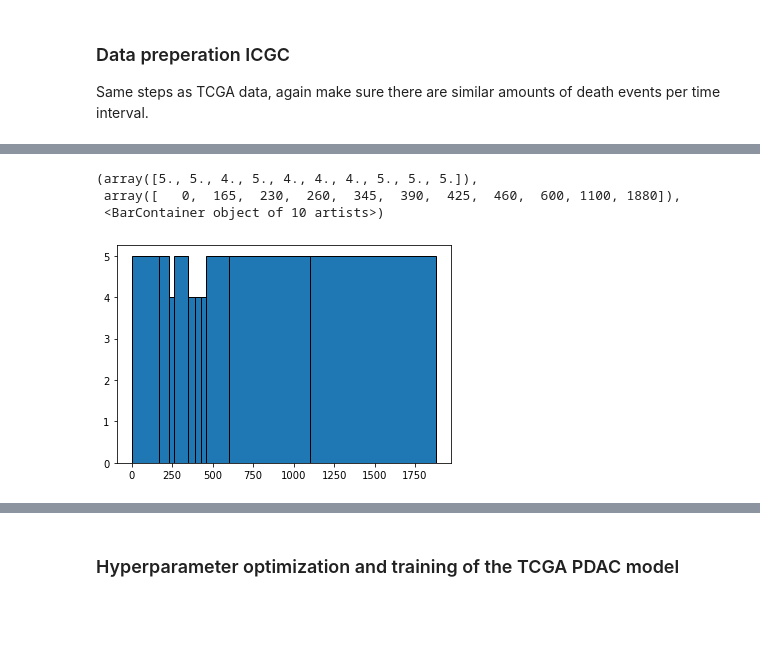
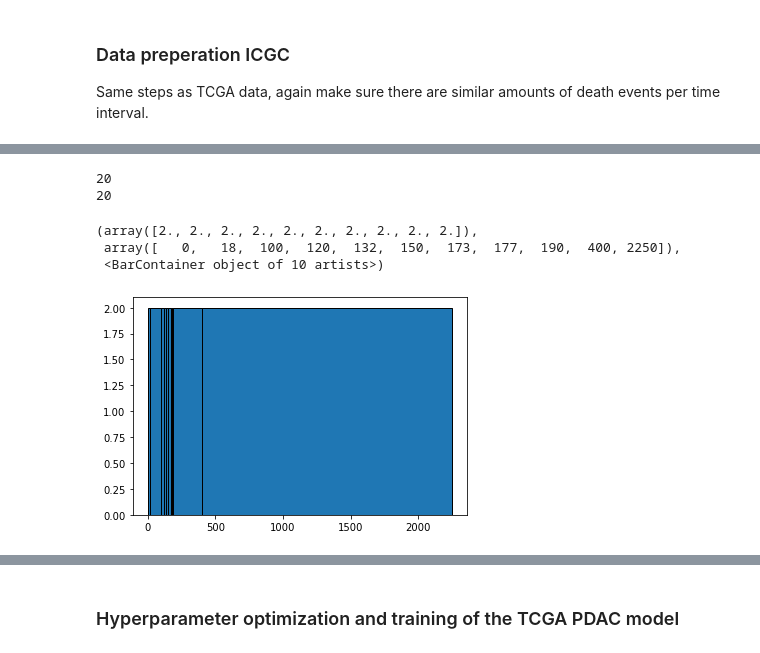
Before and after one commit to ErasmusMC-Bioinformatics/transferlearningproject, a Jupyter notebook: nnetsurvivaltransfer.ipynb, the cells around one changed output, grey strips where cells are left out. Cells and saved outputs as stored; diff of their text form; code cells hidden in the pictures; blank space fills up the shorter version.

```diff
--- a/nnetsurvivaltransfer.ipynb
+++ b/nnetsurvivaltransfer.ipynb
@@ -203,0 +272,9 @@ clinicalf_full = pd.concat(clinical_processed_list)
+# %%
+xtip = pd.concat(x_list)
+xtip = xtip.dropna(axis=1)
+ytip = pd.concat(clinical_processed_list)
+# %%
+ytip = ytip[:-1]
+# %%
+xtip = xtip.sort_index()
+ytip = ytip.sort_index()
@@ -913,3 +1026,6 @@ for matrix,status,quantile in zip(y_t,ystatus,yquantile):
 # %% [markdown]
 ### Data preperation ICGC
 <p> Same steps as TCGA data, again make sure there are similar amounts of death events per time interval. </p>
+# %%
+xv = xtip
+yv = ytip
@@ -932,14 +1096,26 @@ ysurvival_data = np.array(ystatustime, dtype=[('Status', '?'), ('Survival_in_day
+# %%
+# Check how many death events are in the data so you know how many death events you need per time interval
+
+number_of_events = (yv['7.1|Status (death)'] == 1).sum()
+number_of_nonevents = (yv['7.1|Status (death)'] == 0).sum()
+
+print(number_of_events)
+print(number_of_nonevents)
+# %% [output]
+20
+20
 # %%
 # Create a plot where you set the time interval bins in the bins variable, the plot should be as straight as possible, containing an equal number of death events per time interval
 
-test = yv.loc[yv['donor_vital_status'] == 1]
+test = yv.loc[yv['7.1|Status (death)'] == 1]
 
-plt.hist(test['time'], bins=[0,165,230,260,345,390,425,460,600,1100,1880],ec='black')
+# plt.hist(test['OS_Days'], bins=[0,165,230,260,345,390,425,460,600,1100,1880],ec='black')7189
+plt.hist(test['OS_Days'], bins=[0,18,100,120,132,150,173,177,190,400,2250],ec='black')
 # %% [output]
-(array([5., 5., 4., 5., 4., 4., 4., 5., 5., 5.]),
- array([   0,  165,  230,  260,  345,  390,  425,  460,  600, 1100, 1880]),
+(array([2., 2., 2., 2., 2., 2., 2., 2., 2., 2.]),
+ array([   0,   18,  100,  120,  132,  150,  173,  177,  190,  400, 2250]),
  <BarContainer object of 10 artists>)
-[figure, old version]
+[figure, new version]
 # %%
 # Here we set the breaks for our time intervals which we obtained with the plot above
 
```
Also changed, not shown: parts of 16 cells of this notebook.
